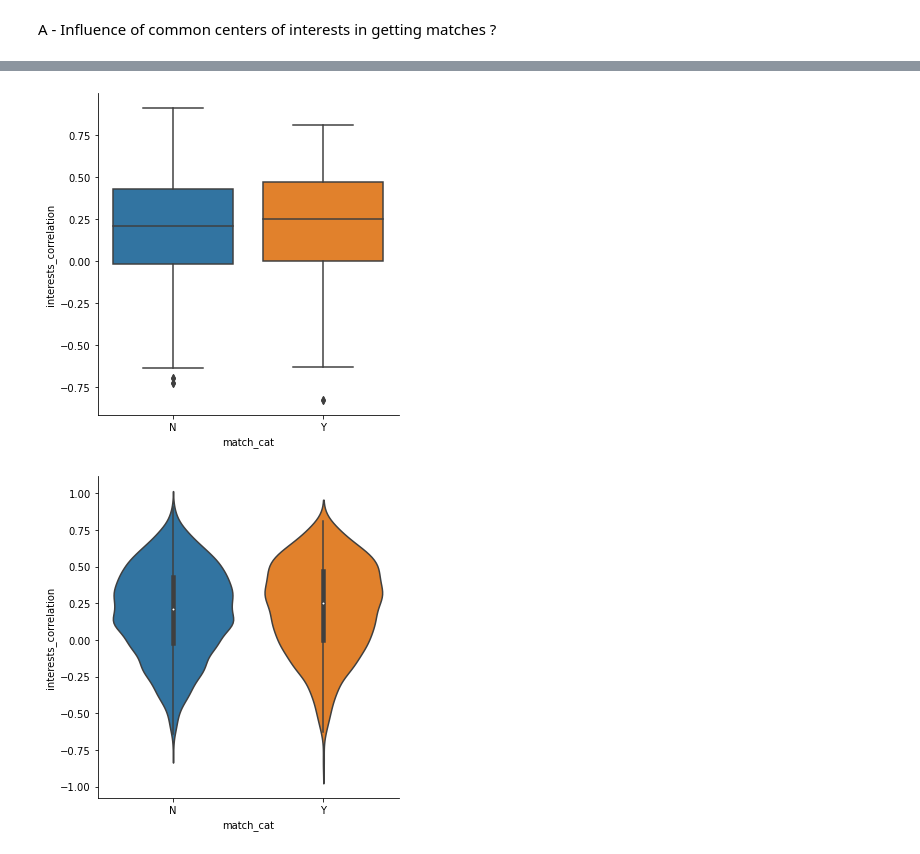
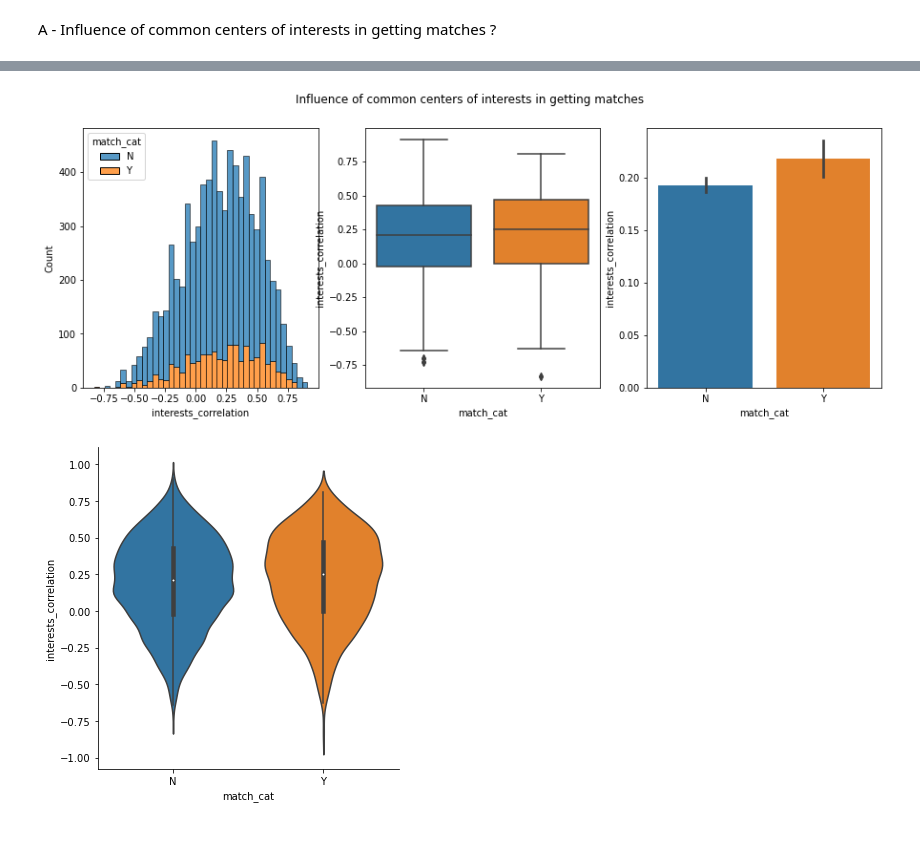
Before and after one commit to RemiArsac/Jedha_module2_speed_dating_project, a Jupyter notebook: 01-Project_speed_dating.ipynb, the cells around one changed output, grey strips where cells are left out. Drawn from its saved outputs; the diff is of its cells as text; code cells hidden in the pictures.

```diff
--- a/01-Project_speed_dating.ipynb
+++ b/01-Project_speed_dating.ipynb
@@ -263,7 +259,25 @@ sns.histplot(data=dff, x="interests_correlation", hue="match_cat", multiple="sta
-# %%
-sns.catplot(x="match_cat", y="interests_correlation", kind="box", data=dff);
-# %% [output]
-[figure, removed]
+# %%
+plt.figure(figsize=(15,5))
+plt.suptitle('Influence of common centers of interests in getting matches')
+
+plt.subplot(131)
+#plt.title('Titre 1')
+sns.histplot(data=dff, x="interests_correlation", hue="match_cat", multiple="stack");
+
+plt.subplot(132)
+#plt.title('Titre 2')
+#sns.histplot(data=dff, x="interests_correlation", hue="match_cat", multiple="stack");
+sns.boxplot(x="match_cat", y="interests_correlation", data=dff);
+#sns.barplot(x="match_cat", y="interests_correlation", data=dff);
+
+plt.subplot(133)
+#plt.title('Titre 3')
+sns.barplot(x="match_cat", y="interests_correlation", data=dff);
+#sns.catplot(x="match_cat", y="interests_correlation", kind="violin", data=dff);
+
+plt.show();
+# %% [output]
+[figure, added]
 # %%
 sns.catplot(x="match_cat", y="interests_correlation", kind="violin", data=dff);
 # %% [output]
```
Also changed, not shown: parts of 7 cells of this notebook.
